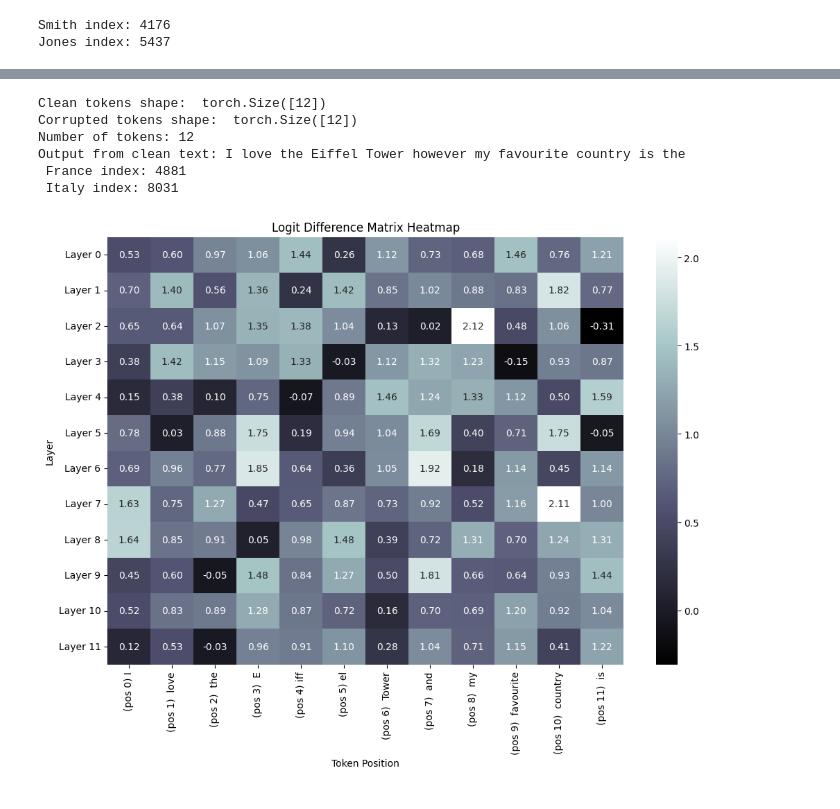
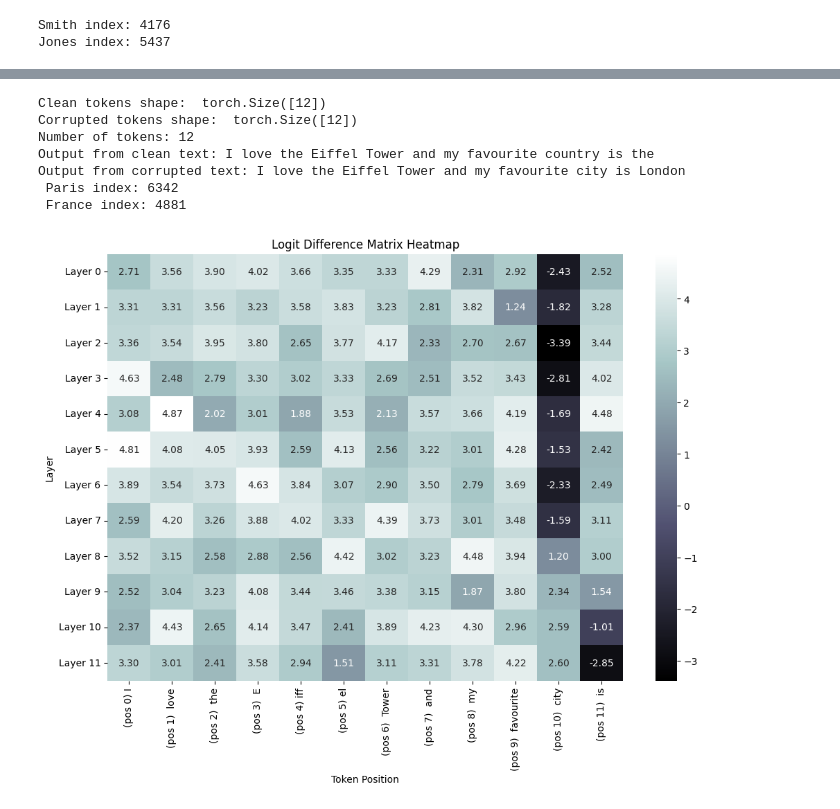
Before and after one commit to aed6-ua/minGPT, a Jupyter notebook: assignment.ipynb, the cells around one changed output, grey strips where cells are left out. Drawn from its saved outputs; the diff is of its cells as text; code cells hidden in the pictures.

```diff
--- a/assignment.ipynb
+++ b/assignment.ipynb
@@ -367,22 +32,0 @@ Corrupted logit difference: 5.65625
-# %%
-# Initialize matrix to store logit differences
-logit_diff_matrix = torch.zeros((model.config.n_layer + 1, n_tokens))
-
-# Iterate through layers and tokens
-for layer in range(model.config.n_layer + 1):
-    for token_pos in range(n_tokens):
-        # Create a copy of corrupted embeddings
-        patched_embeddings = corrupted_embeddings.clone()
-
-        # Patch embeddings at specified layer and token position
-        if layer < model.config.n_layer:
-          patched_embeddings[0, token_pos, layer] = clean_embeddings[0, token_pos, layer]
-
-        # Run model with patched embeddings
-        patched_logits, _, _ = model(corrupted_tokens.unsqueeze(0).to(device), embeddings_input=patched_embeddings if layer < model.config.n_layer else None)
-
-        # Calculate logit difference
-        patched_logit_diff = patched_logits[0, -1, smith_index] - patched_logits[0, -1, jones_index]
-
-        # Store logit difference
-        logit_diff_matrix[layer, token_pos] = patched_logit_diff.item()
@@ -565,6 +195,13 @@ def test(model, clean_text, corrupted_text, token1, token2):
 
     # Copy the activations of the clean text
     clean_activations = [activation.clone().detach() for activation in model.activations]
+    clean_logits = model.last_token_logits.clone().detach()
+
+    # Generate from corrupted text
+    output = model.generate(corrupted_tokens.unsqueeze(0).to(device), max_new_tokens=1, do_sample=False)
+    print("Output from corrupted text:", tokenizer.decode(output[0].cpu()))
+
+
 
     # Get the indices of the token1 and token2 tokens
     token1_index = tokenizer(token1)[0].item()
@@ -572,12 +209,20 @@ def test(model, clean_text, corrupted_text, token1, token2):
     print(f"{token1} index:", token1_index)
     print(f"{token2} index:", token2_index)
 
+
     # Initialize matrix to store logit differences
     logit_diff_matrix = torch.zeros((12, len(corrupted_tokens)))
 
+    # Compute the baseline difference between token1 and token2
+
+    corrupt_logits = model.last_token_logits
+    base_diff = (clean_logits[0, token1_index] - clean_logits[0, token2_index]) - (corrupt_logits[0, token1_index] - corrupt_logits[0, token2_index])
+
+    #print(logit_diff_matrix.shape)
     # Iterate through layers and token positions
     for layer in range(12):
         for pos in range(len(corrupted_tokens)):
+            logit_diff_matrix[layer,pos] -= base_diff
             embedding_to_patch = clean_activations[layer][0, pos].clone()
 
             # Generate output with the corrupted text making patches in layer, pos
@@ -597,6 +242,7 @@ def test(model, clean_text, corrupted_text, token1, token2):
             logit_diff_matrix[layer, pos] = logit_diff.item()
 
     # Plot heatmap
+    #print(logit_diff_matrix.shape)
     plt.figure(figsize=(12, 8))
     sns.heatmap(logit_diff_matrix.cpu().numpy(), cmap="bone", annot=True, fmt=".2f",
                 xticklabels=[f"(pos {i}) {tokenizer.decode(torch.tensor([corrupted_tokens[i]]))}" for i in range(logit_diff_matrix.shape[1])],
@@ -635,13 +269,14 @@ Output from clean text: It ended in 1945. World War II
 # %%
-clean_text = "I love the Eiffel Tower however my favourite country is"
-corrupted_text = "I love the Eiffel Tower and my favourite country is"
+clean_text = "I love the Eiffel Tower and my favourite country is"
+corrupted_text = "I love the Eiffel Tower and my favourite city is"
 
-test(model, clean_text, corrupted_text, " France", " Italy")
+test(model, clean_text, corrupted_text, " Paris", " France")
 # %% [output]
 Clean tokens shape:  torch.Size([12])
 Corrupted tokens shape:  torch.Size([12])
 Number of tokens: 12
-Output from clean text: I love the Eiffel Tower however my favourite country is the
+Output from clean text: I love the Eiffel Tower and my favourite country is the
+Output from corrupted text: I love the Eiffel Tower and my favourite city is London
+ Paris index: 6342
  France index: 4881
- Italy index: 8031
-[figure, old version]
+[figure, new version]
```
Also changed, not shown: parts of 23 cells of this notebook, 1 other file.
